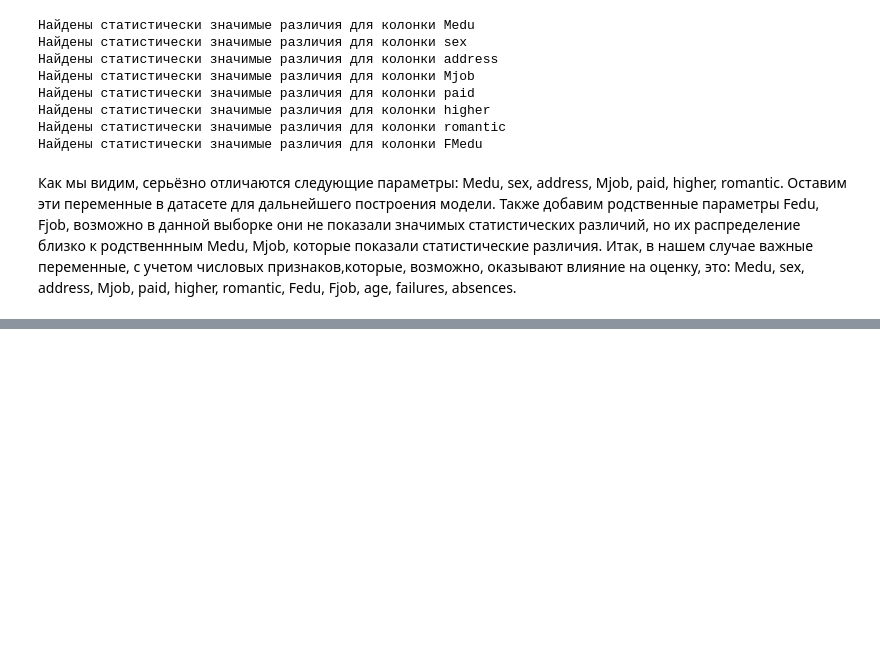
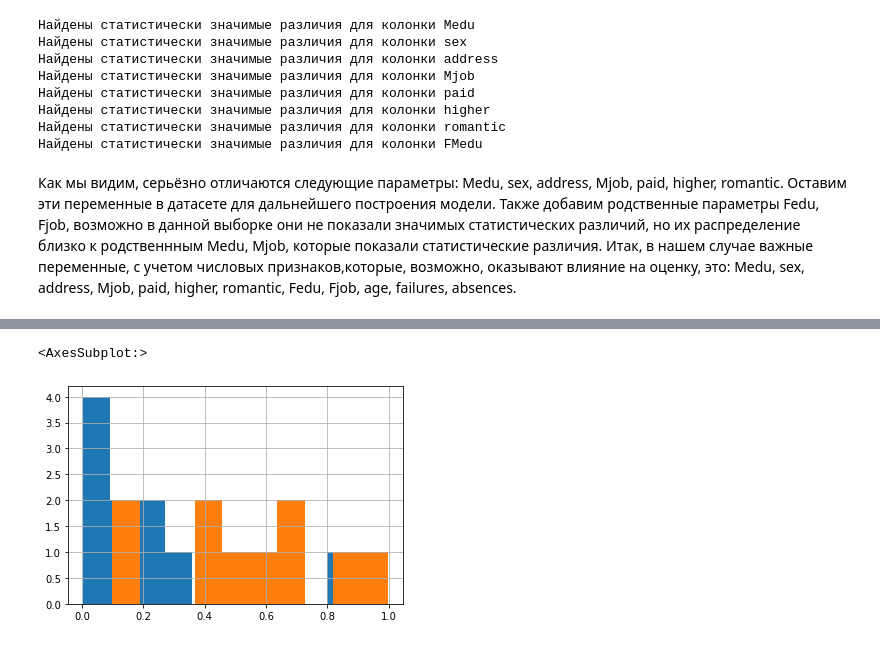
Before and after one commit to cfif76/Fcourse, a Jupyter notebook: module_2/project_2-анализ_данных_EDA.ipynb, the cells around one changed output, grey strips where cells are left out. Drawn from its saved outputs; the diff is of its cells as text; code cells hidden in the pictures; blank space fills up the shorter version.

```diff
--- a/module_2/project_2-анализ_данных_EDA.ipynb
+++ b/module_2/project_2-анализ_данных_EDA.ipynb
@@ -1252,0 +1307,6 @@ for col in students_categorical.columns:
+# %%
+a.Mjob.hist()
+a.Fjob.hist()
+# %% [output]
+<AxesSubplot:>
+[figure, added]
```
Also changed, not shown: parts of 3 cells of this notebook.
